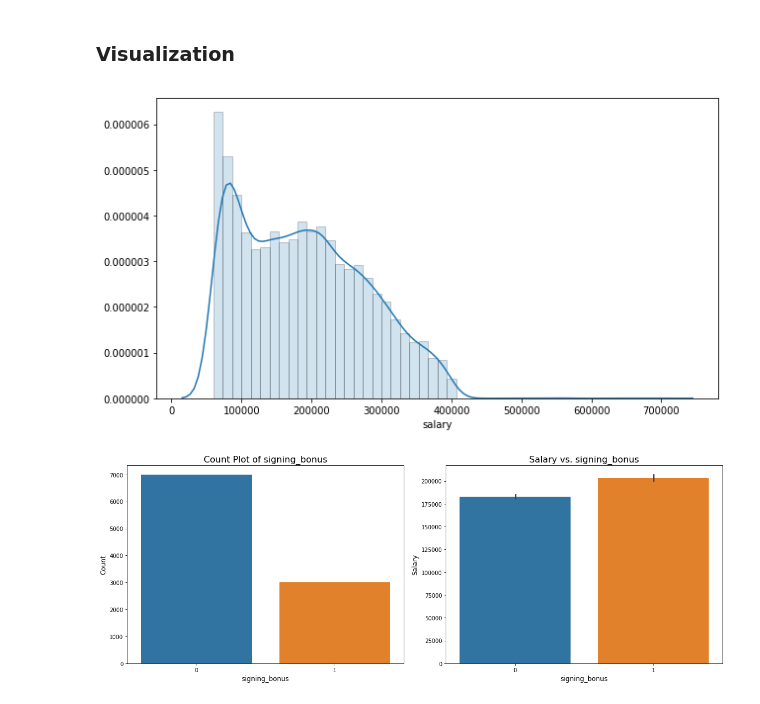
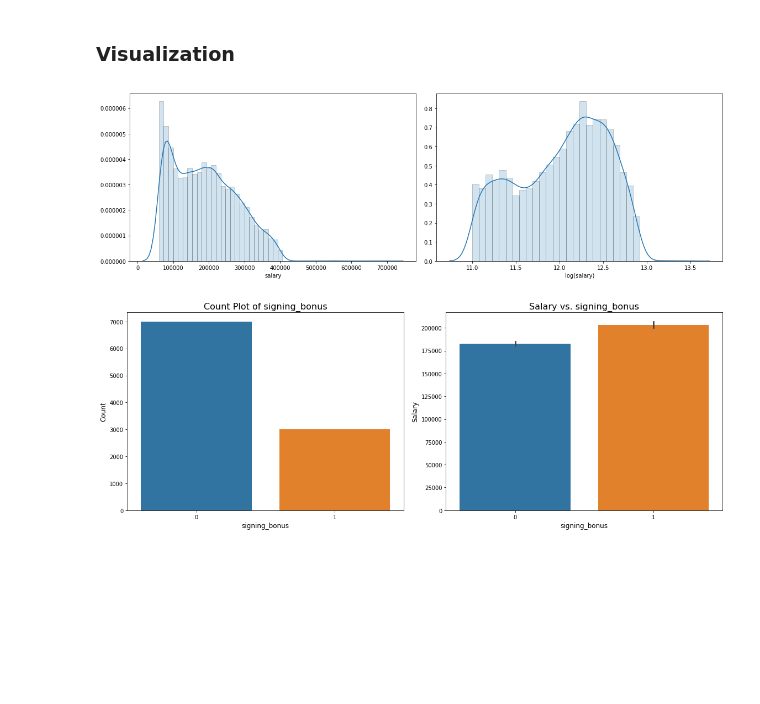
Before and after one commit to JifuZhao/DS-Take-Home, a Jupyter notebook: 15. Diversity in the Workplace.ipynb, the cells around one changed output. Cells and saved outputs as stored; diff of their text form; code cells hidden in the pictures; blank space fills up the shorter version.

```diff
--- a/15. Diversity in the Workplace.ipynb
+++ b/15. Diversity in the Workplace.ipynb
@@ -184,14 +188,16 @@ data.head()
 # %%
 # Distribution of salary
 warnings.filterwarnings('ignore')
 hist_kws={'histtype': 'bar', 'edgecolor':'black', 'alpha': 0.2}
 
-fig, ax = plt.subplots(figsize=(9, 5))
-sns.distplot(data['salary'], ax=ax, hist_kws=hist_kws)
+fig, ax = plt.subplots(nrows=1, ncols=2, figsize=(16, 5))
+sns.distplot(data['salary'], ax=ax[0], hist_kws=hist_kws)
+sns.distplot(np.log(data['salary']), ax=ax[1], hist_kws=hist_kws)
+ax[1].set_xlabel('log(salary)')
 plt.tight_layout()
 plt.show()
 # %% [output]
-[figure, old version]
+[figure, new version]
 # %%
 # visualization of 'signing_bonus'
 fig, ax = plt.subplots(nrows=1, ncols=2, figsize=(16, 6))
```
Also changed, not shown: parts of 19 cells of this notebook, 3 other files.
